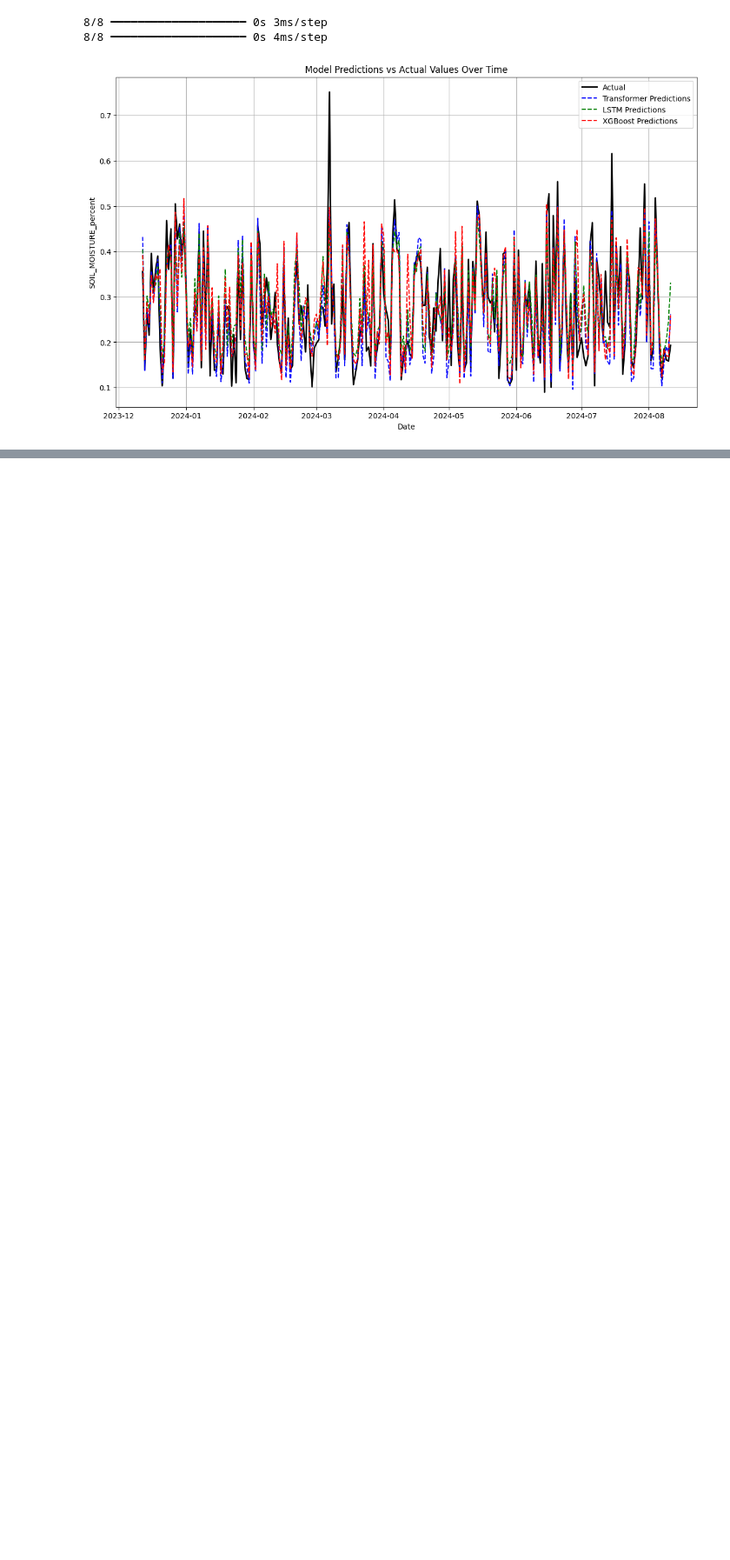
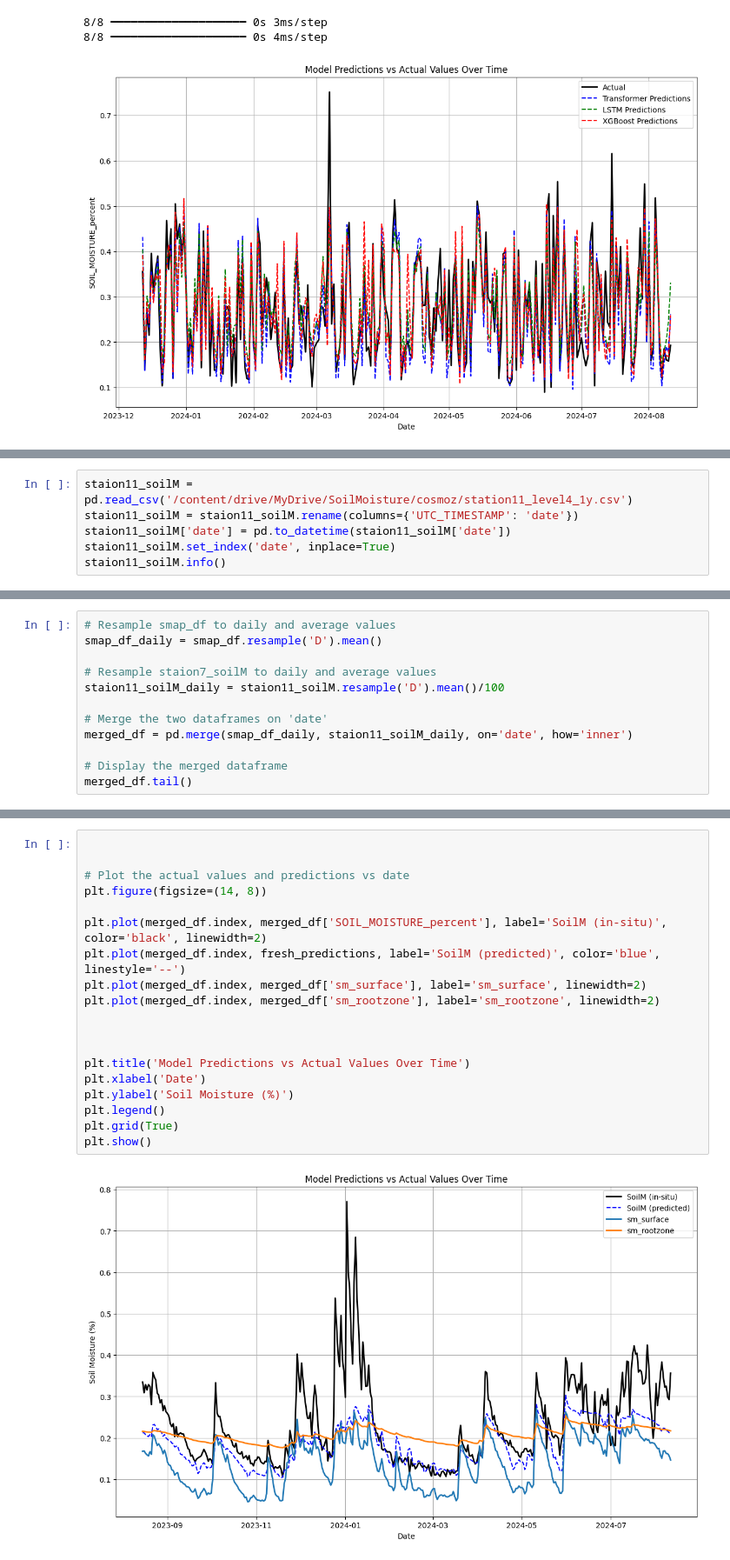
Before and after one commit to top-data/Soil_moisture, a Jupyter notebook: sm_cosmoz_inputs.ipynb, the cells around one changed output, grey strips where cells are left out. Shown at 87% size. Drawn from its saved outputs; the diff is of its cells as text; blank space fills up the shorter version.

```diff
--- a/sm_cosmoz_inputs.ipynb
+++ b/sm_cosmoz_inputs.ipynb
@@ -426,0 +534,6 @@ plt.show()
+# %%
+staion11_soilM = pd.read_csv('/content/drive/MyDrive/SoilMoisture/cosmoz/station11_level4_1y.csv')
+staion11_soilM = staion11_soilM.rename(columns={'UTC_TIMESTAMP': 'date'})
+staion11_soilM['date'] = pd.to_datetime(staion11_soilM['date'])
+staion11_soilM.set_index('date', inplace=True)
+staion11_soilM.info()
@@ -426,0 +555,12 @@ plt.show()
+# %%
+# Resample smap_df to daily and average values
+smap_df_daily = smap_df.resample('D').mean()
+
+# Resample staion7_soilM to daily and average values
+staion11_soilM_daily = staion11_soilM.resample('D').mean()/100
+
+# Merge the two dataframes on 'date'
+merged_df = pd.merge(smap_df_daily, staion11_soilM_daily, on='date', how='inner')
+
+# Display the merged dataframe
+merged_df.tail()
@@ -426,0 +577,21 @@ plt.show()
+# %%
+
+
+# Plot the actual values and predictions vs date
+plt.figure(figsize=(14, 8))
+
+plt.plot(merged_df.index, merged_df['SOIL_MOISTURE_percent'], label='SoilM (in-situ)', color='black', linewidth=2)
+plt.plot(merged_df.index, fresh_predictions, label='SoilM (predicted)', color='blue', linestyle='--')
+plt.plot(merged_df.index, merged_df['sm_surface'], label='sm_surface', linewidth=2)
+plt.plot(merged_df.index, merged_df['sm_rootzone'], label='sm_rootzone', linewidth=2)
+
+
+
+plt.title('Model Predictions vs Actual Values Over Time')
+plt.xlabel('Date')
+plt.ylabel('Soil Moisture (%)')
+plt.legend()
+plt.grid(True)
+plt.show()
+# %% [output]
+[figure, added]
```
Also changed, not shown: parts of 17 cells of this notebook.
